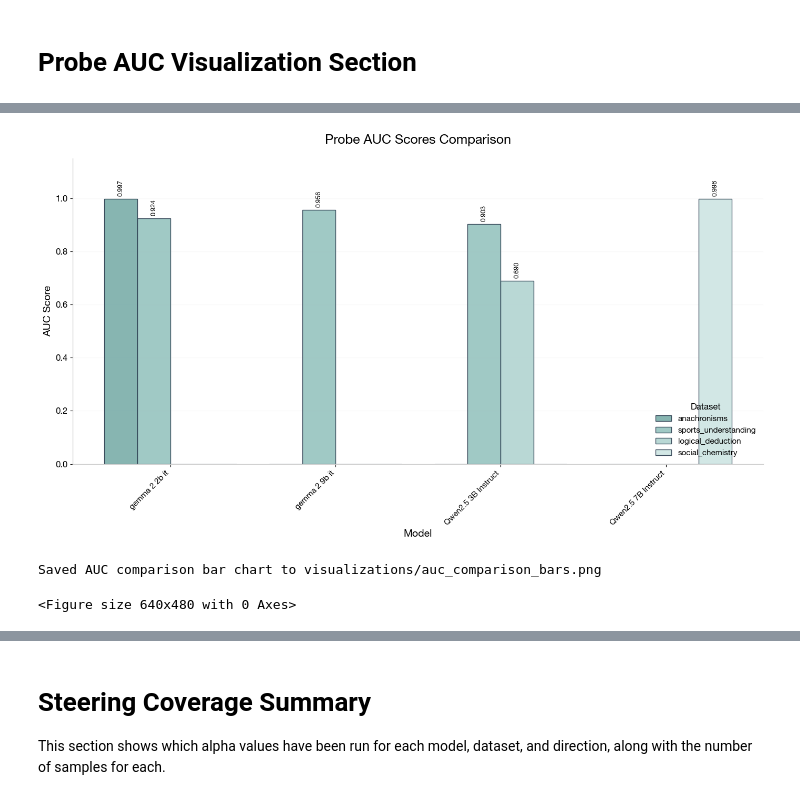
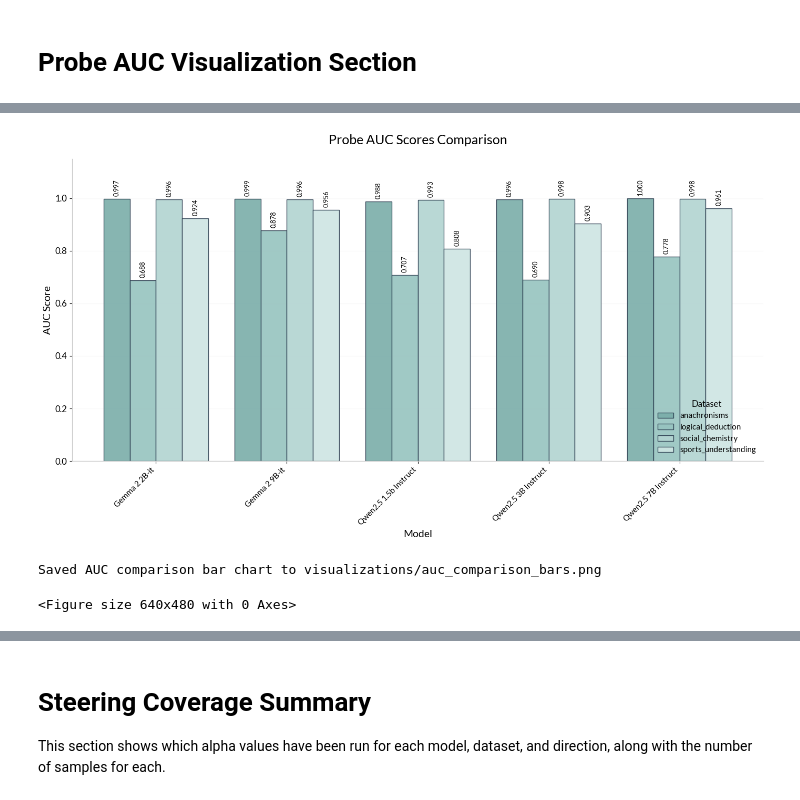
Before and after one commit to xocelyk/post-hoc-reasoning, a Jupyter notebook: visualize_results.ipynb, the cells around one changed output, grey strips where cells are left out. Drawn from its saved outputs; the diff is of its cells as text; code cells hidden in the pictures.

```diff
--- a/visualize_results.ipynb
+++ b/visualize_results.ipynb
@@ -68,7 +68,7 @@ Available Lato variants: ['Lato', 'Lato', 'Lato', 'Lato', 'Lato', 'Lato', 'Lato'
 Current font being used: ['Lato']
 # %%
 # Configuration
-CACHE_DIR = Path("cache_08_11_25/experiments")
+CACHE_DIR = Path("darius_cache/experiments")
 MODELS = [
     "google/gemma-2-2b-it",
     "google/gemma-2-9b-it",
@@ -85,7 +85,7 @@ def load_steering_results(model_path, dataset):
     results = defaultdict(list)
 
     # Try both cache directories
-    for cache_name in ["cache_08_11_25/experiments"]:
+    for cache_name in ["darius_cache/experiments"]:
         cache_dir = Path(cache_name)
         if not cache_dir.exists():
             continue
@@ -878,39 +951,43 @@ if not auc_df.empty:
     ax.set_ylabel('AUC Score', fontsize=14, fontweight='normal', color='black')  # Back to original
     ax.set_title('Probe AUC Scores Comparison', fontsize=18, fontweight='normal', pad=20, color='black')  # Back to original
     ax.set_xticks(x)
-    ax.set_xticklabels([m.replace('-', ' ') for m in models],
-                       rotation=45, ha='right', fontsize=11, color='black')  # Back to original
+    ax.set_xticklabels([
+        'Gemma 2 2B-it' if m == 'gemma-2-2b-it' else (
+            'Gemma 2 9B-it' if m == 'gemma-2-9b-it' else m.replace('-', ' ')
+        )
+        for m in models
+    ], rotation=45, ha='right', fontsize=11, color='black')  # Back to original
 
     # Improve legend - place inside plot area
     ax.legend(title='Dataset', loc='lower right',
               frameon=False, fontsize=11,  # No frame, back to original size
               title_fontsize=12)
 
     ax.set_ylim(0, 1.15)
 
     # Add subtle grid
     ax.grid(True, axis='y', alpha=0.3, linestyle='-', linewidth=0.8)
     ax.set_axisbelow(True)
 
     # Remove top and right spines
     ax.spines['top'].set_visible(False)
     ax.spines['right'].set_visible(False)
     ax.spines['bottom'].set_color('#CCCCCC')
     ax.spines['left'].set_color('#CCCCCC')
 
     # Set y-ticks
     ax.set_yticks(np.arange(0, 1.2, 0.2))
     ax.set_yticklabels([f'{y:.1f}' for y in np.arange(0, 1.2, 0.2)],
                        fontsize=12, color='black')  # Back to original
 
     plt.tight_layout()
     plt.show()
 
     # Save the bar chart
     plt.savefig('visualizations/auc_comparison_bars.png', dpi=300, bbox_inches='tight', facecolor='white')
     print("Saved AUC comparison bar chart to visualizations/auc_comparison_bars.png")
 # %% [output]
-[figure, old version]
+[figure, new version]
 Saved AUC comparison bar chart to visualizations/auc_comparison_bars.png
 <Figure size 640x480 with 0 Axes>
 # %%
```
Also changed, not shown: parts of 22 cells of this notebook, 1 other file.
